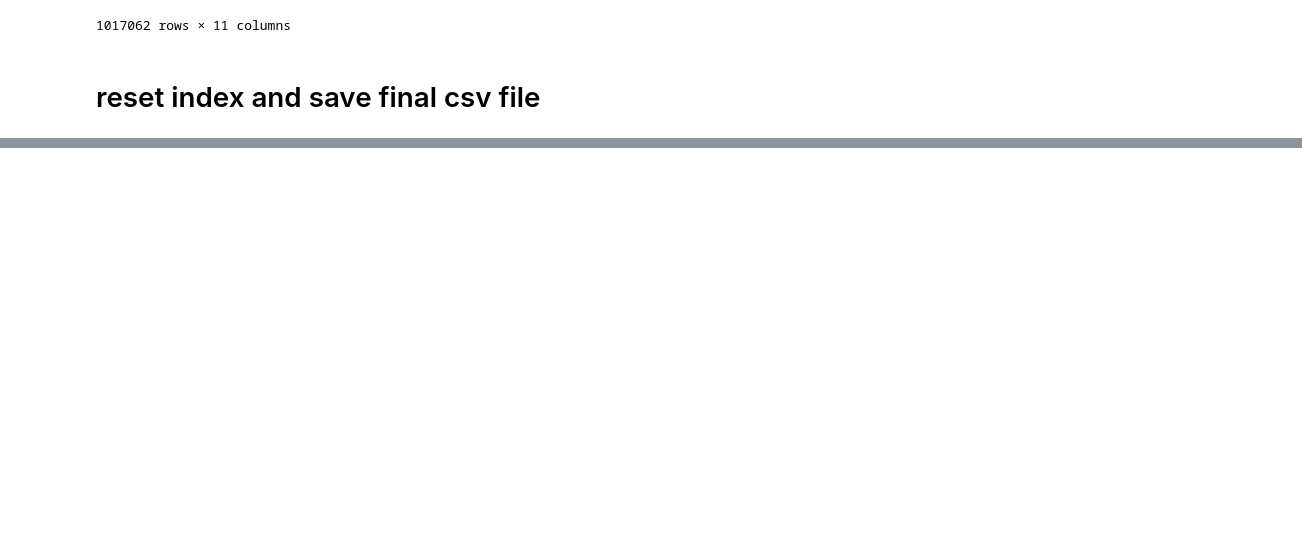
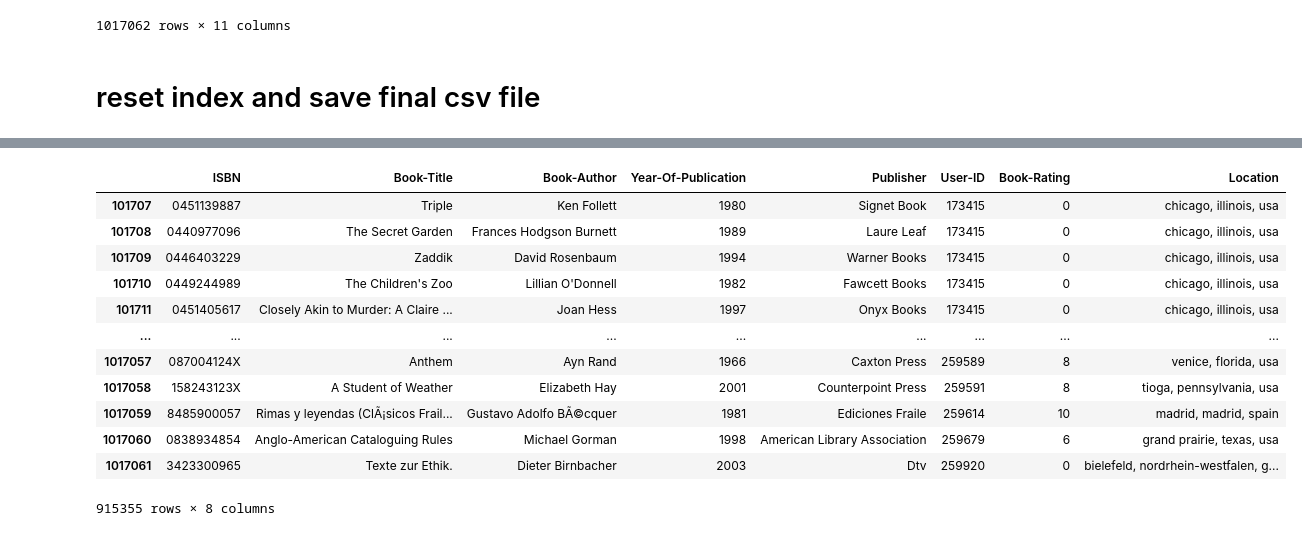
Before and after one commit to charles-reinertson/book_recommendations, a Jupyter notebook: EDA.ipynb, the cells around one changed output, grey strips where cells are left out. Saved outputs shown, nothing was run; the diff lists cells and outputs as text; code cells hidden in the pictures; blank space fills up the shorter version.

Commit message:
train-test-split

```diff
--- a/EDA.ipynb
+++ b/EDA.ipynb
@@ -272,0 +296,21 @@ df.reset_index(drop=True, inplace=True)
+# %%
+from sklearn.model_selection import KFold
+kf10= KFold(n_splits=10, shuffle= False)
+result = next(kf10.split(df), None)
+# %%
+train= df.iloc[result[0]]
+train
+# %% [output]
+|  | ISBN | Book-Title | Book-Author | Year-Of-Publication | Publisher | User-ID | Book-Rating | Location |
+| 101707 | 0451139887 | Triple | Ken Follett | 1980 | Signet Book | 173415 | 0 | chicago, illinois, usa |
+| 101708 | 0440977096 | The Secret Garden | Frances Hodgson Burnett | 1989 | Laure Leaf | 173415 | 0 | chicago, illinois, usa |
+| 101709 | 0446403229 | Zaddik | David Rosenbaum | 1994 | Warner Books | 173415 | 0 | chicago, illinois, usa |
+| 101710 | 0449244989 | The Children's Zoo | Lillian O'Donnell | 1982 | Fawcett Books | 173415 | 0 | chicago, illinois, usa |
+| 101711 | 0451405617 | Closely Akin to Murder: A Claire ... | Joan Hess | 1997 | Onyx Books | 173415 | 0 | chicago, illinois, usa |
+| ... | ... | ... | ... | ... | ... | ... | ... | ... |
+| 1017057 | 087004124X | Anthem | Ayn Rand | 1966 | Caxton Press | 259589 | 8 | venice, florida, usa |
+| 1017058 | 158243123X | A Student of Weather | Elizabeth Hay | 2001 | Counterpoint Press | 259591 | 8 | tioga, pennsylvania, usa |
+| 1017059 | 8485900057 | Rimas y leyendas (ClÃ¡sicos Frail... | Gustavo Adolfo BÃ©cquer | 1981 | Ediciones Fraile | 259614 | 10 | madrid, madrid, spain |
+| 1017060 | 0838934854 | Anglo-American Cataloguing Rules | Michael Gorman | 1998 | American Library Association | 259679 | 6 | grand prairie, texas, usa |
+| 1017061 | 3423300965 | Texte zur Ethik. | Dieter Birnbacher | 2003 | Dtv | 259920 | 0 | bielefeld, nordrhein-westfalen, g... |
+915355 rows × 8 columns
```
Also changed, not shown: parts of 6 cells of this notebook, 3 other files.
